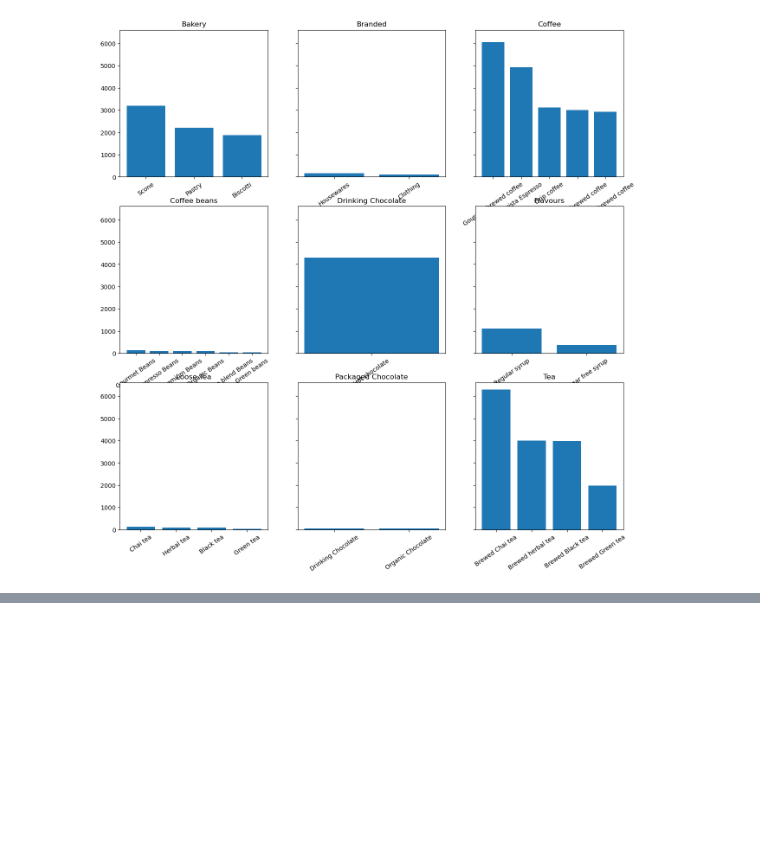
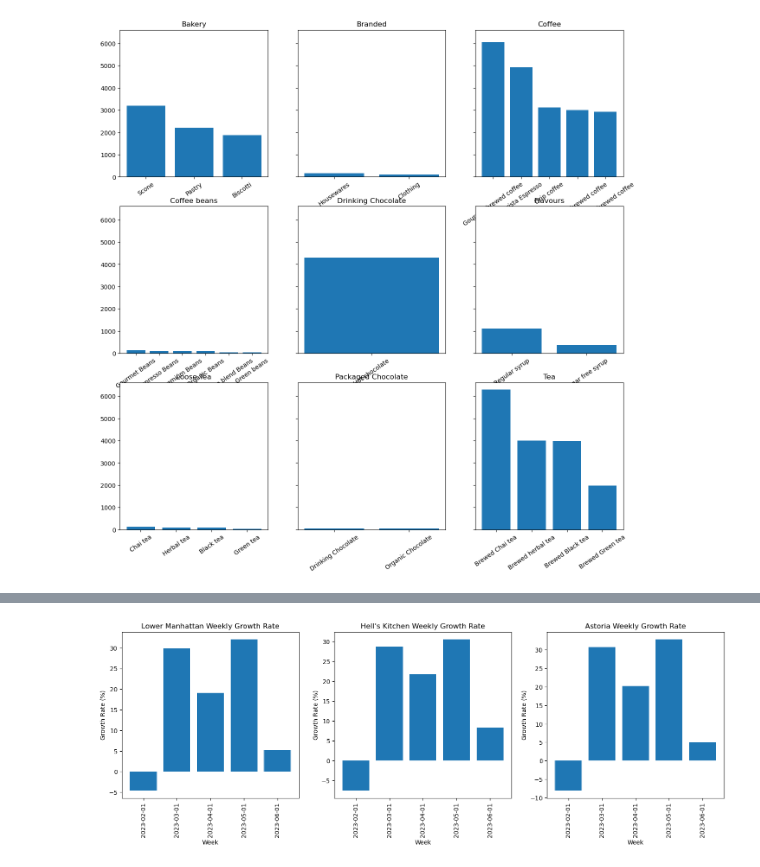
Before and after one commit to Priyanshu501/BrewedIQ, a Jupyter notebook: analysis.ipynb, the cells around one changed output, grey strips where cells are left out. Cells and saved outputs as stored; diff of their text form; code cells hidden in the pictures; blank space fills up the shorter version.

```diff
--- a/analysis.ipynb
+++ b/analysis.ipynb
@@ -612,0 +670,41 @@ Name: count, dtype: int64
+# %%
+lm_weekly_growth = lm_sales.pct_change() * 100
+hk_weekly_growth = hk_sales.pct_change() * 100
+astoria_weekly_growth = astoria_sales.pct_change() * 100
+
+fig, axes = plt.subplots(1, 3, figsize=(18, 5))
+axes = axes.flatten()
+
+# Ploting Lower Manhattan weekly growth
+axes[0].bar(
+    lm_weekly_growth.index.start_time.astype(str),
+    lm_weekly_growth.values
+)
+axes[0].tick_params(axis='x', rotation=90)
+axes[0].set_title('Lower Manhattan Weekly Growth Rate')
+axes[0].set_xlabel('Week')
+axes[0].set_ylabel('Growth Rate (%)')
+
+# Ploting Hell's Kitchen weekly growth
+axes[1].bar(
+    hk_weekly_growth.index.start_time.astype(str),
+    hk_weekly_growth.values
+)
+axes[1].tick_params(axis='x', rotation=90)
+axes[1].set_title("Hell's Kitchen Weekly Growth Rate")
+axes[1].set_xlabel('Week')
+axes[1].set_ylabel('Growth Rate (%)')
+
+# Ploting Astoria weekly growth
+axes[2].bar(
+    astoria_weekly_growth.index.start_time.astype(str),
+    astoria_weekly_growth.values
+)
+axes[2].tick_params(axis='x', rotation=90)
+axes[2].set_title("Astoria Weekly Growth Rate")
+axes[2].set_xlabel('Week')
+axes[2].set_ylabel('Growth Rate (%)')
+
+plt.show()
+# %% [output]
+[figure, added]
```
Also changed, not shown: parts of 9 cells of this notebook.
